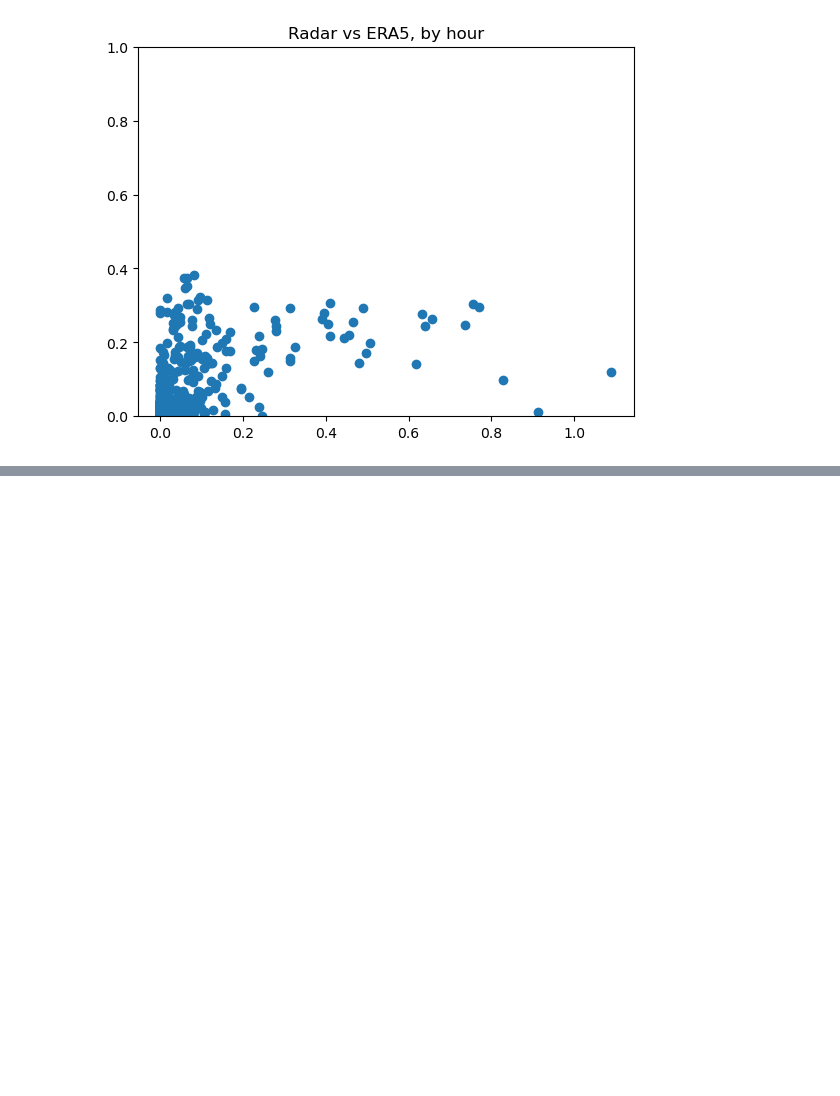
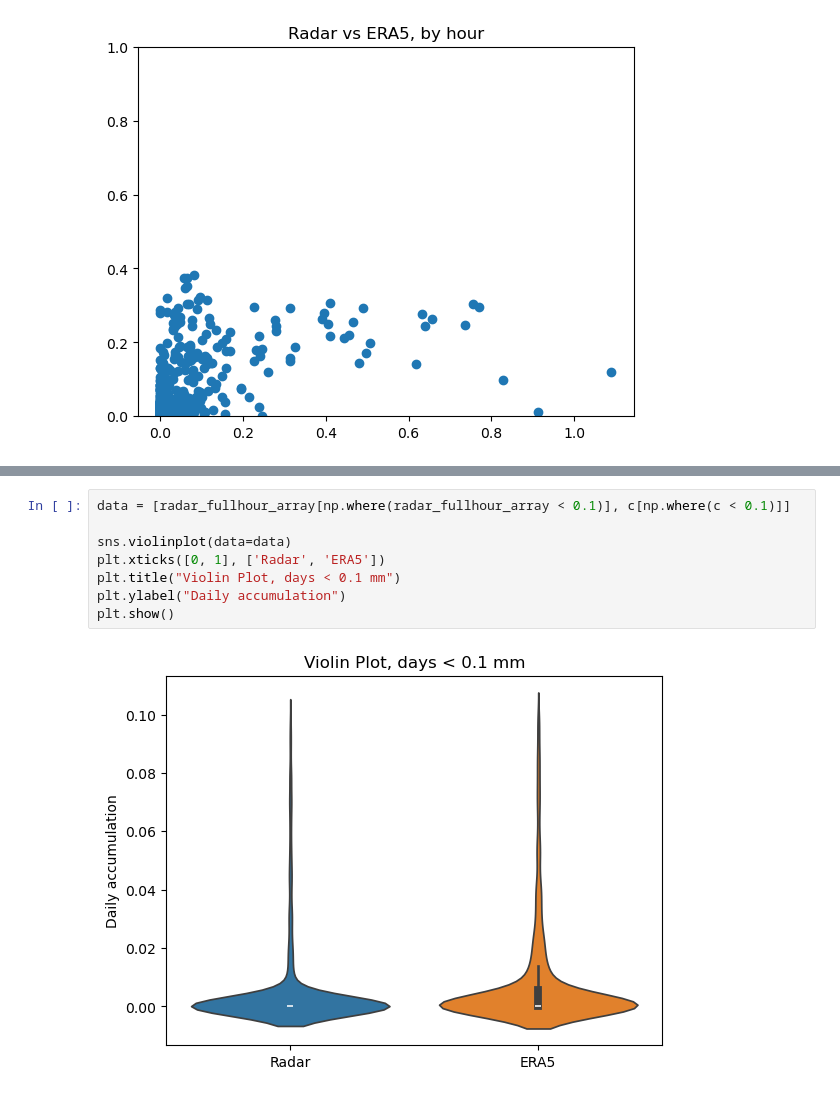
Before and after one commit to Troll-Observing-Network/neumayer-snowfall, a Jupyter notebook: TrollMarchAccum.ipynb, the cells around one changed output, grey strips where cells are left out. Drawn from its saved outputs; the diff is of its cells as text; blank space fills up the shorter version.

```diff
--- a/TrollMarchAccum.ipynb
+++ b/TrollMarchAccum.ipynb
@@ -572,0 +584,10 @@ Text(0.5, 1.0, 'Radar vs ERA5, by hour')
+# %%
+data = [radar_fullhour_array[np.where(radar_fullhour_array < 0.1)], c[np.where(c < 0.1)]]
+
+sns.violinplot(data=data)
+plt.xticks([0, 1], ['Radar', 'ERA5'])
+plt.title("Violin Plot, days < 0.1 mm")
+plt.ylabel("Daily accumulation")
+plt.show()
+# %% [output]
+[figure, added]
```
Also changed, not shown: parts of 1 cell of this notebook.
